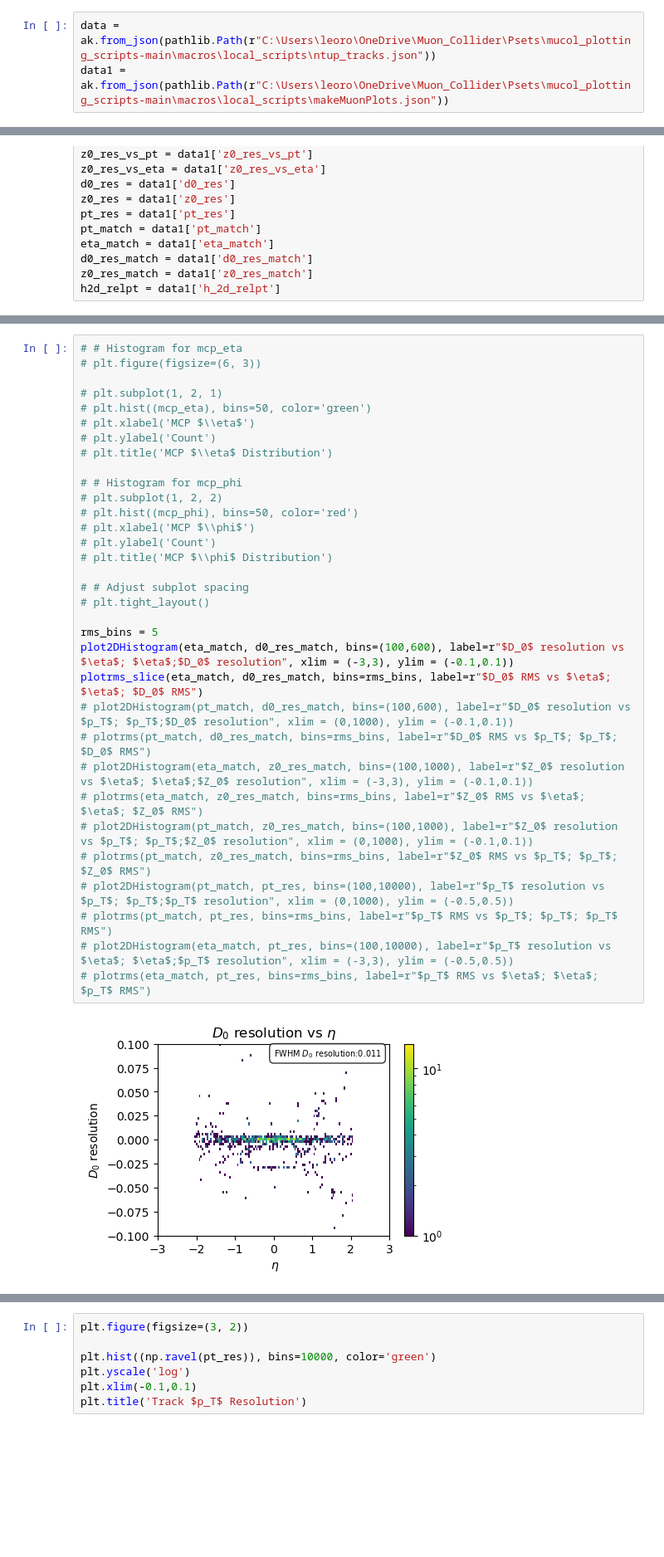
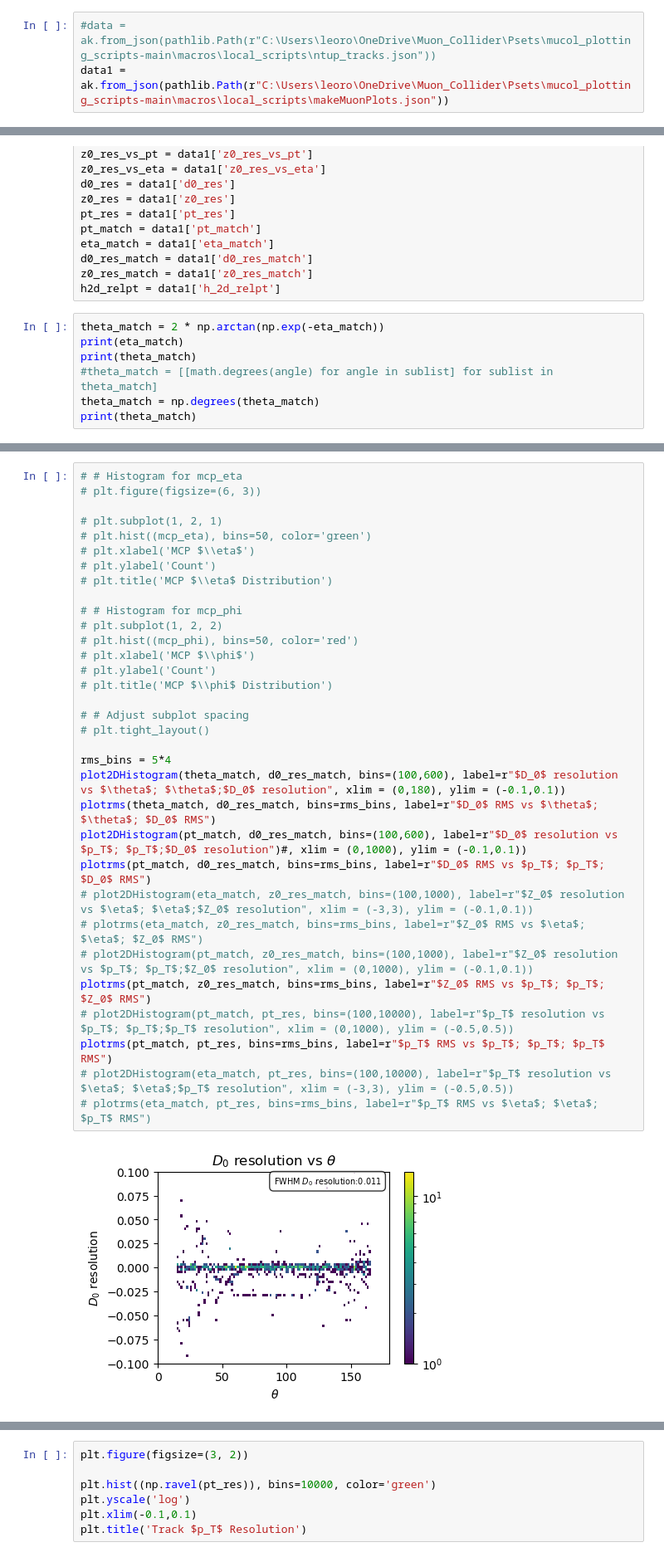
Before and after one commit to kdp-lab/maia_detector_paper, a Jupyter notebook: json_analysis.ipynb, the cells around one changed output, grey strips where cells are left out. Shown at 83% size. Drawn from its saved outputs; the diff is of its cells as text; blank space fills up the shorter version.

Commit message:
Added Slice plots

```diff
--- a/json_analysis.ipynb
+++ b/json_analysis.ipynb
@@ -7,5 +8,5 @@ from scipy.optimize import curve_fit
 from codes.plotting import plot_prettier
 #plot_prettier()
 # %%
-data = ak.from_json(pathlib.Path(r"C:\Users\leoro\OneDrive\Muon_Collider\Psets\mucol_plotting_scripts-main\macros\local_scripts\ntup_tracks.json"))
+#data = ak.from_json(pathlib.Path(r"C:\Users\leoro\OneDrive\Muon_Collider\Psets\mucol_plotting_scripts-main\macros\local_scripts\ntup_tracks.json"))
 data1 = ak.from_json(pathlib.Path(r"C:\Users\leoro\OneDrive\Muon_Collider\Psets\mucol_plotting_scripts-main\macros\local_scripts\makeMuonPlots.json"))
@@ -106,3 +102,10 @@ eta_match = data1['eta_match']
 d0_res_match = data1['d0_res_match']
 z0_res_match = data1['z0_res_match']
 h2d_relpt = data1['h_2d_relpt']
+# %%
+theta_match = 2 * np.arctan(np.exp(-eta_match))
+print(eta_match)
+print(theta_match)
+#theta_match = [[math.degrees(angle) for angle in sublist] for sublist in theta_match]
+theta_match = np.degrees(theta_match)
+print(theta_match)
@@ -243,35 +300,35 @@ def plot2DHistogram(datax, datay, bins=100, norm="log", label="", xlim = None, y
 # %%
 # # Histogram for mcp_eta
 # plt.figure(figsize=(6, 3))
 
 # plt.subplot(1, 2, 1)
 # plt.hist((mcp_eta), bins=50, color='green')
 # plt.xlabel('MCP $\\eta$')
 # plt.ylabel('Count')
 # plt.title('MCP $\\eta$ Distribution')
 
 # # Histogram for mcp_phi
 # plt.subplot(1, 2, 2)
 # plt.hist((mcp_phi), bins=50, color='red')
 # plt.xlabel('MCP $\\phi$')
 # plt.ylabel('Count')
 # plt.title('MCP $\\phi$ Distribution')
 
 # # Adjust subplot spacing
 # plt.tight_layout()
 
-rms_bins = 5
-plot2DHistogram(eta_match, d0_res_match, bins=(100,600), label=r"$D_0$ resolution vs $\eta$; $\eta$;$D_0$ resolution", xlim = (-3,3), ylim = (-0.1,0.1))
-plotrms_slice(eta_match, d0_res_match, bins=rms_bins, label=r"$D_0$ RMS vs $\eta$; $\eta$; $D_0$ RMS")
-# plot2DHistogram(pt_match, d0_res_match, bins=(100,600), label=r"$D_0$ resolution vs $p_T$; $p_T$;$D_0$ resolution", xlim = (0,1000), ylim = (-0.1,0.1))
-# plotrms(pt_match, d0_res_match, bins=rms_bins, label=r"$D_0$ RMS vs $p_T$; $p_T$; $D_0$ RMS")
+rms_bins = 5*4
+plot2DHistogram(theta_match, d0_res_match, bins=(100,600), label=r"$D_0$ resolution vs $\theta$; $\theta$;$D_0$ resolution", xlim = (0,180), ylim = (-0.1,0.1))
+plotrms(theta_match, d0_res_match, bins=rms_bins, label=r"$D_0$ RMS vs $\theta$; $\theta$; $D_0$ RMS")
+plot2DHistogram(pt_match, d0_res_match, bins=(100,600), label=r"$D_0$ resolution vs $p_T$; $p_T$;$D_0$ resolution")#, xlim = (0,1000), ylim = (-0.1,0.1))
+plotrms(pt_match, d0_res_match, bins=rms_bins, label=r"$D_0$ RMS vs $p_T$; $p_T$; $D_0$ RMS")
 # plot2DHistogram(eta_match, z0_res_match, bins=(100,1000), label=r"$Z_0$ resolution vs $\eta$; $\eta$;$Z_0$ resolution", xlim = (-3,3), ylim = (-0.1,0.1))
 # plotrms(eta_match, z0_res_match, bins=rms_bins, label=r"$Z_0$ RMS vs $\eta$; $\eta$; $Z_0$ RMS")
 # plot2DHistogram(pt_match, z0_res_match, bins=(100,1000), label=r"$Z_0$ resolution vs $p_T$; $p_T$;$Z_0$ resolution", xlim = (0,1000), ylim = (-0.1,0.1))
-# plotrms(pt_match, z0_res_match, bins=rms_bins, label=r"$Z_0$ RMS vs $p_T$; $p_T$; $Z_0$ RMS")
+plotrms(pt_match, z0_res_match, bins=rms_bins, label=r"$Z_0$ RMS vs $p_T$; $p_T$; $Z_0$ RMS")
 # plot2DHistogram(pt_match, pt_res, bins=(100,10000), label=r"$p_T$ resolution vs $p_T$; $p_T$;$p_T$ resolution", xlim = (0,1000), ylim = (-0.5,0.5))
-# plotrms(pt_match, pt_res, bins=rms_bins, label=r"$p_T$ RMS vs $p_T$; $p_T$; $p_T$ RMS")
+plotrms(pt_match, pt_res, bins=rms_bins, label=r"$p_T$ RMS vs $p_T$; $p_T$; $p_T$ RMS")
 # plot2DHistogram(eta_match, pt_res, bins=(100,10000), label=r"$p_T$ resolution vs $\eta$; $\eta$;$p_T$ resolution", xlim = (-3,3), ylim = (-0.5,0.5))
 # plotrms(eta_match, pt_res, bins=rms_bins, label=r"$p_T$ RMS vs $\eta$; $\eta$; $p_T$ RMS")
 # %% [output]
-[figure, old version]
+[figure, new version]
```
Also changed, not shown: parts of 9 cells of this notebook.
